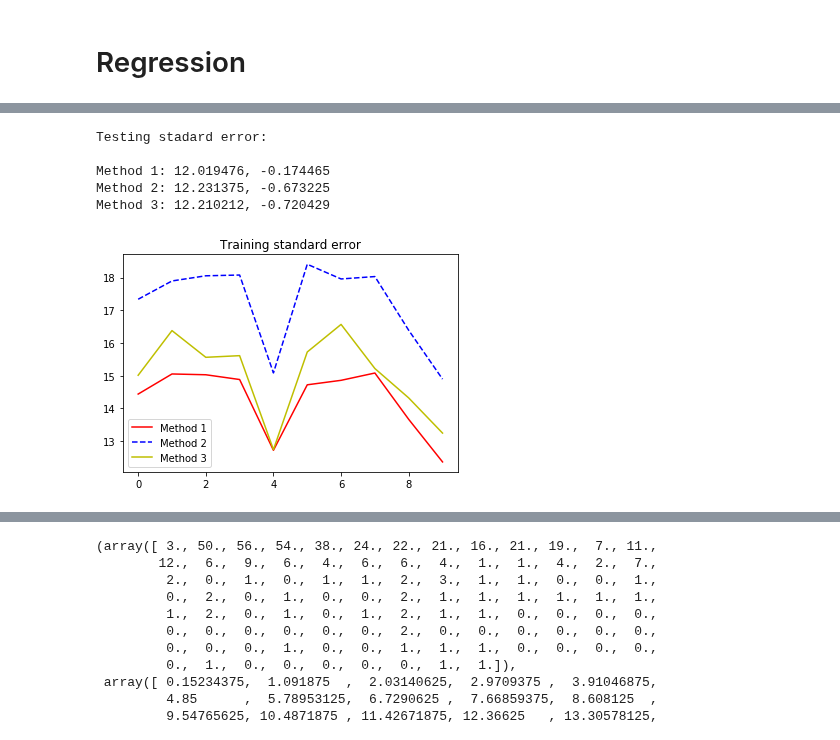
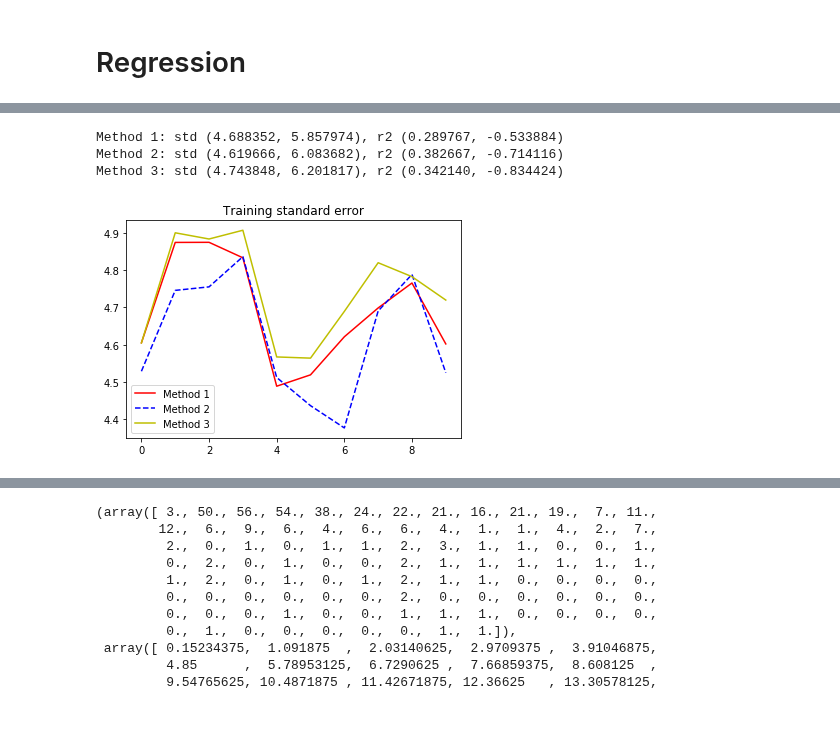
Before and after one commit to hundredball/Math24, a Jupyter notebook: Ginny_ERSP/ERSP_binary_classification.ipynb, the cells around one changed output, grey strips where cells are left out. Drawn from its saved outputs; the diff is of its cells as text; code cells hidden in the pictures.

```diff
--- a/Ginny_ERSP/ERSP_binary_classification.ipynb
+++ b/Ginny_ERSP/ERSP_binary_classification.ipynb
@@ -47,3 +30,6 @@ ERSP_all, SLs = preprocessing.standardize(ERSP_all, tmp_all)
+# %%
+ERSP_all, tmp_all = preprocessing.remove_trials(ERSP_all, tmp_all, 25)
+ERSP_all, SLs = preprocessing.standardize(ERSP_all, tmp_all)
 # %% [markdown]
 ## Remain original ERSP
 # %%
@@ -339,3 +317,32 @@ def standard_error(pred, target):
+# %%
+def standard_error(pred, target):
+
+    assert pred.shape[0] == target.shape[0]
+
+    return (np.sum( np.power(pred-target,2) )/len(pred))**0.5
+
+def plot_scatter(true, pred):
+
+    max_value = np.max(np.hstack((true, pred)))
+    plt.scatter(true, pred, marker='.')
+    axes = plt.gca()
+    axes.set_xlim([0, max_value])
+    axes.set_ylim([0, max_value])
+    plt.xlabel('True')
+    plt.ylabel('Pred')
+
+def regression(X_train, Y_train, X_test, Y_test, regressor):
+
+    regressor.fit(X_train,Y_train)
+    pred_train = regressor.predict(X_train)
+    pred_test = regressor.predict(X_test)
+
+    train_std = mean_squared_error(Y_train, pred_train)**0.5
+    test_std = mean_squared_error(Y_test, pred_test)**0.5
+    train_r2 = r2_score(Y_train, pred_train)
+    test_r2 = r2_score(Y_test, pred_test)
+
+    return train_std, test_std, train_r2, test_r2, pred_train, pred_test
 # %%
 num_fold = 10
 train_std = np.zeros((num_fold, 3))
@@ -421,21 +421,18 @@ Method 3: 13.245736 | 24.387862
 # %%
 # Plot result
 iterations = list(range(num_fold))
 plt.plot(iterations, train_std[:,0], 'r-', iterations, train_std[:,1], 'b--', iterations, train_std[:,2], 'y-')
 plt.legend(('Method 1', 'Method 2', 'Method 3'))
 plt.title('Training standard error')
 
-print('Testing stadard error:\n')
-print('Method 1: %f, %f'%(np.mean(test_std[:,0]), np.mean(test_r2[:,0])))
-print('Method 2: %f, %f'%(np.mean(test_std[:,1]), np.mean(test_r2[:,1])))
-print('Method 3: %f, %f'%(np.mean(test_std[:,2]), np.mean(test_r2[:,2])))
+for i in range(3):
+    print('Method %d: std (%f, %f), r2 (%f, %f)'%(i+1, \
+        np.mean(train_std[:,i]), np.mean(test_std[:,i]), np.mean(train_r2[:,i]), np.mean(test_r2[:,i])))
 # %% [output]
-Testing stadard error:
-
-Method 1: 12.019476, -0.174465
-Method 2: 12.231375, -0.673225
-Method 3: 12.210212, -0.720429
+Method 1: std (4.688352, 5.857974), r2 (0.289767, -0.533884)
+Method 2: std (4.619666, 6.083682), r2 (0.382667, -0.714116)
+Method 3: std (4.743848, 6.201817), r2 (0.342140, -0.834424)
-[figure, old version]
+[figure, new version]
 # %%
 Y = preprocessing.make_target(SLs)
 X = preprocessing.PCA_corr(ERSP_all, Y)
```
Also changed, not shown: parts of 12 cells of this notebook, 6 other files.
